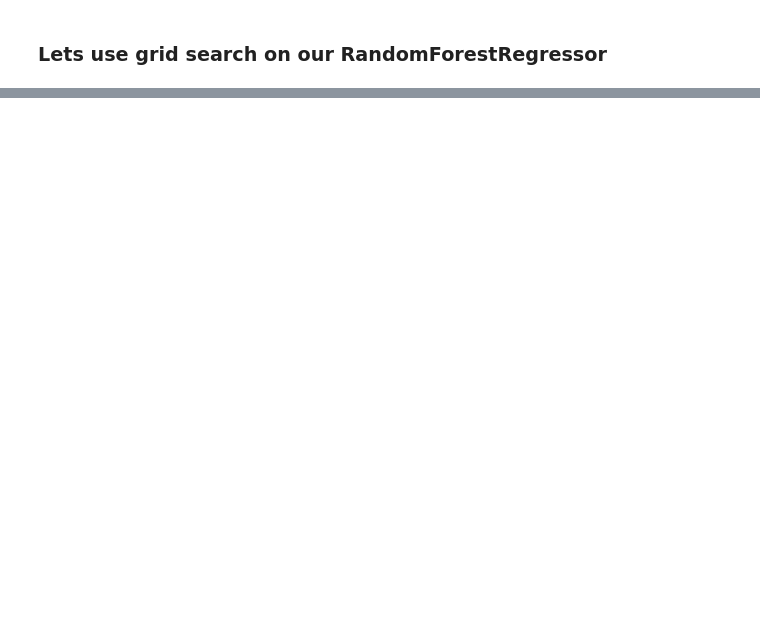
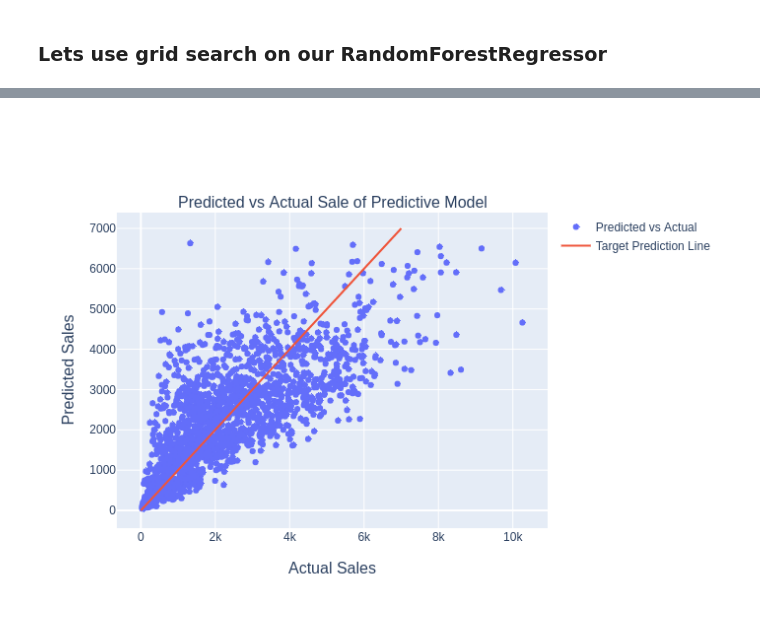
Before and after one commit to SeraphDev6/BigMart-Sales-Predictions, a Jupyter notebook: BigMart_Sales_Predictions.ipynb, the cells around one changed output, grey strips where cells are left out. Drawn from its saved outputs; the diff is of its cells as text; code cells hidden in the pictures; blank space fills up the shorter version.

```diff
--- a/BigMart_Sales_Predictions.ipynb
+++ b/BigMart_Sales_Predictions.ipynb
@@ -712,0 +715,16 @@ The accuracy (1 - MAE / y.mean ) for this model is 64.769998%
+# %%
+from plotly.subplots import make_subplots
+import plotly.graph_objects as go
+predictions = model3.predict(X_valid).flatten()
+actual = y_valid.to_numpy().flatten()
+
+trace1 = go.Scatter(x = actual, y = predictions, mode='markers', name = "Predicted vs Actual")
+trace2 = go.Scatter(x=[*range(1,7000)],y=[*range(1,7000)],  name = "Target Prediction Line")
+
+fig = make_subplots(x_title="Actual Sales", y_title="Predicted Sales", subplot_titles= ["Predicted vs Actual Sale of Predictive Model"])
+fig.add_trace(trace1)
+fig.add_trace(trace2)
+# py.iplot(fig)
+fig.show("png")
+# %% [output]
+[figure, added]
```
Also changed, not shown: parts of 9 cells of this notebook.
